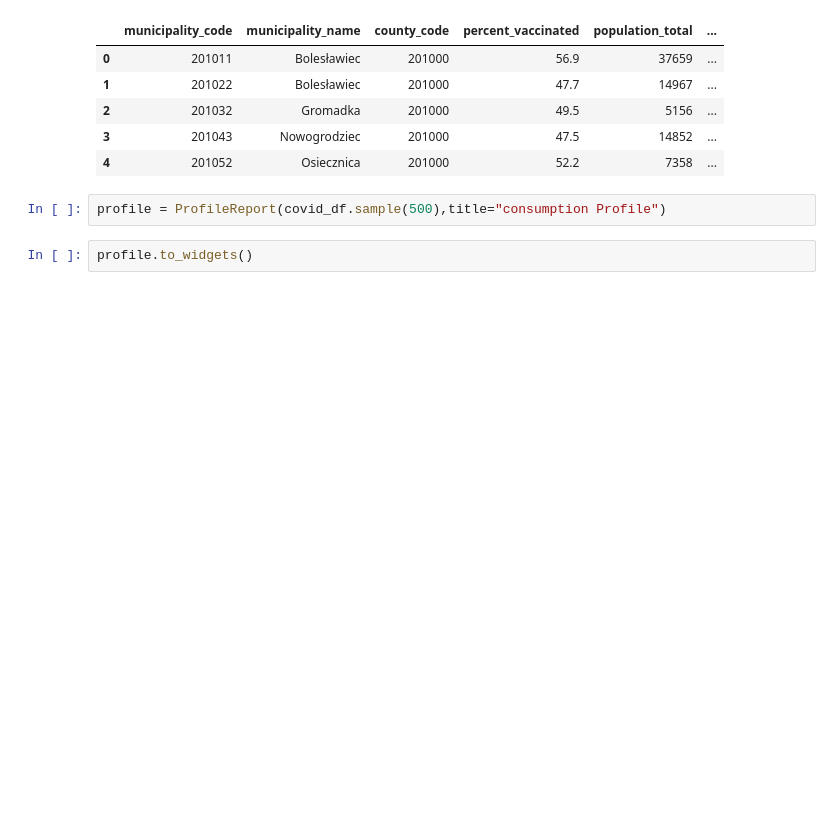
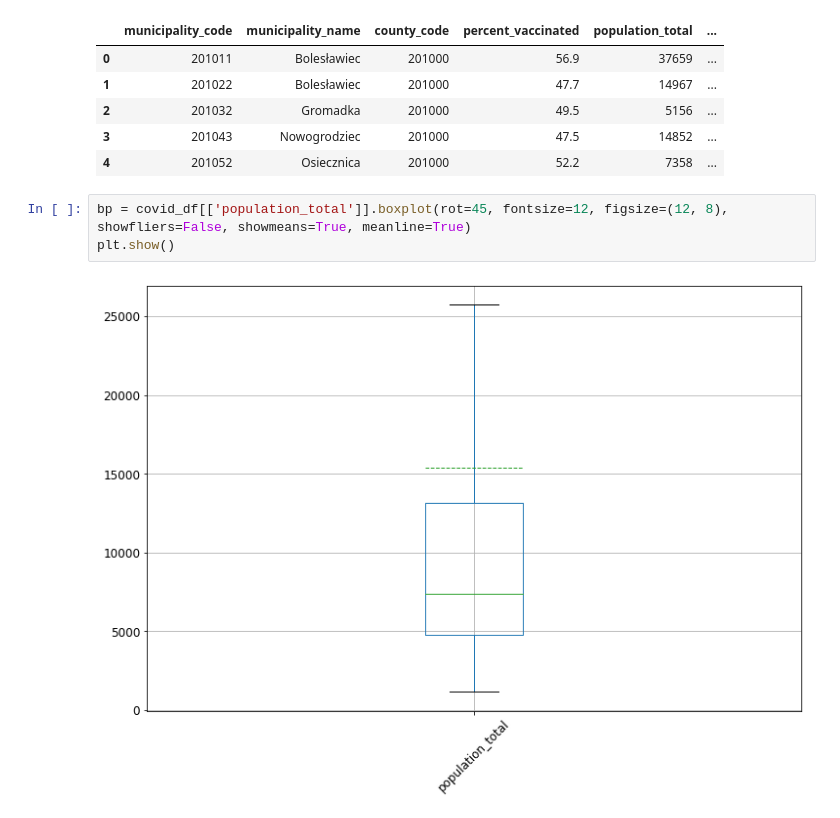
Before and after one commit to bahadurvikram/EC2024, a Jupyter notebook: Untitled-1.ipynb, the cells around one changed output. Drawn from its saved outputs; the diff is of its cells as text; blank space fills up the shorter version.

Commit message:
initial analysis boxplots demographics

```diff
--- a/Untitled-1.ipynb
+++ b/Untitled-1.ipynb
@@ -57,7 +36,8 @@ covid_df.head(5)
 | 2 | 201032 | Gromadka | 201000 | 49.5 | 5156 | ... |
 | 3 | 201043 | Nowogrodziec | 201000 | 47.5 | 14852 | ... |
 | 4 | 201052 | Osiecznica | 201000 | 52.2 | 7358 | ... |
-# %%
-profile = ProfileReport(covid_df.sample(500),title="consumption Profile")
-# %%
-profile.to_widgets()
+# %%
+bp = covid_df[['population_total']].boxplot(rot=45, fontsize=12, figsize=(12, 8), showfliers=False, showmeans=True, meanline=True)
+plt.show()
+# %% [output]
+[figure, added]
```
Also changed, not shown: parts of 39 cells of this notebook.
